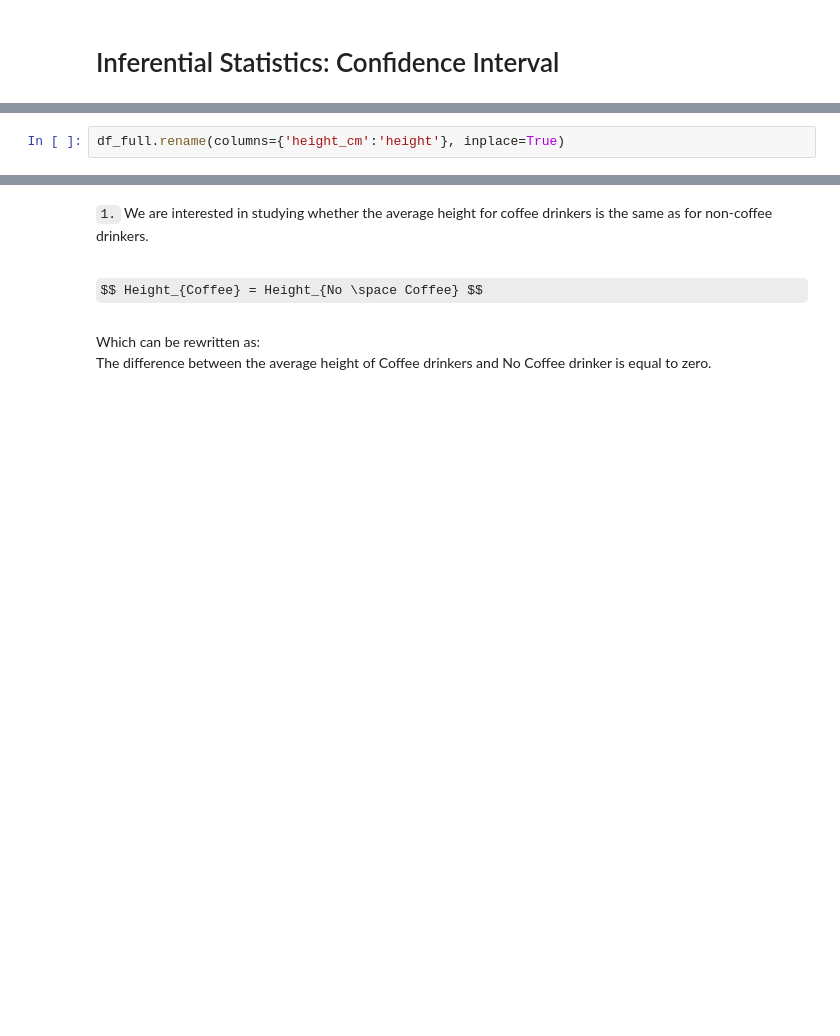
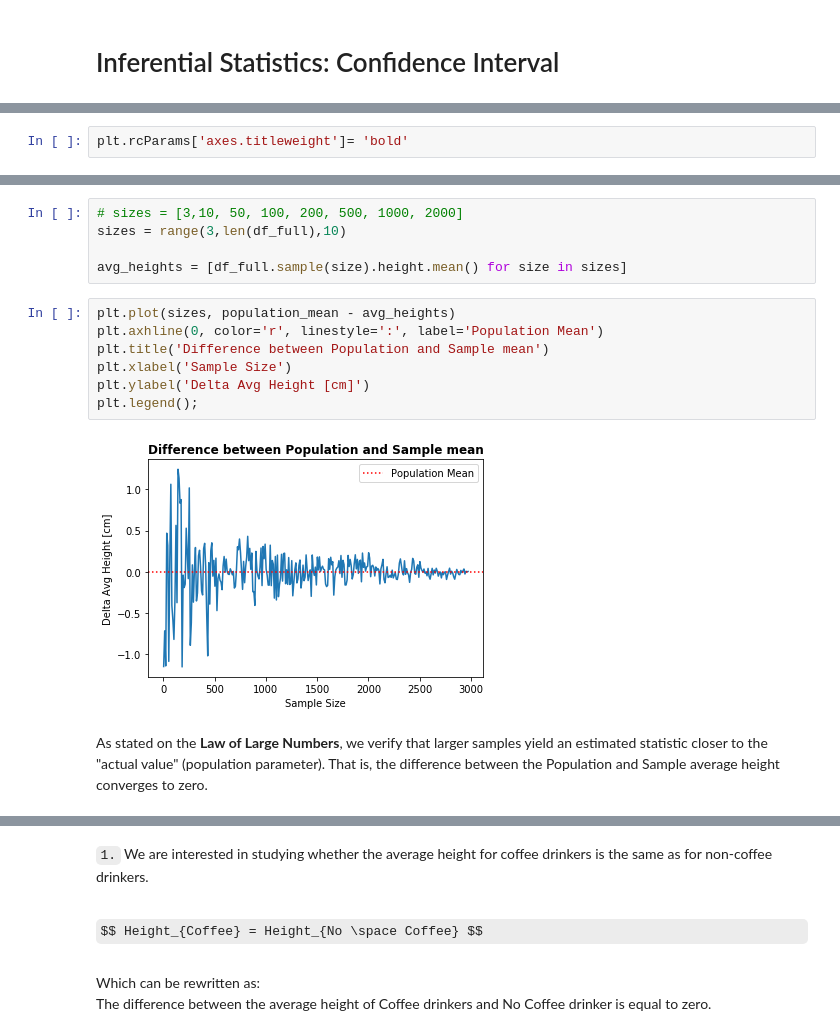
Before and after one commit to Hazem-azim/Practical-Statistics, a Jupyter notebook: 1) Inference - Confidence Interval/Inference - Confidence Interval.ipynb, the cells around one changed output, grey strips where cells are left out. Drawn from its saved outputs; the diff is of its cells as text; some formulas as TeX source; blank space fills up the shorter version.

```diff
--- a/1) Inference - Confidence Interval/Inference - Confidence Interval.ipynb
+++ b/1) Inference - Confidence Interval/Inference - Confidence Interval.ipynb
@@ -33,2 +22,0 @@ df_full.drop('height', inplace=True,axis=1)
-# %%
-df_full.rename(columns={'height_cm':'height'}, inplace=True)
@@ -36,0 +23,2 @@ df_full.to_csv('undergrad_students.csv',index=False)
+# %%
+plt.rcParams['axes.titleweight']= 'bold'
@@ -36,0 +42,16 @@ df_full.to_csv('undergrad_students.csv',index=False)
+# %%
+# sizes = [3,10, 50, 100, 200, 500, 1000, 2000]
+sizes = range(3,len(df_full),10)
+
+avg_heights = [df_full.sample(size).height.mean() for size in sizes]
+# %%
+plt.plot(sizes, population_mean - avg_heights)
+plt.axhline(0, color='r', linestyle=':', label='Population Mean')
+plt.title('Difference between Population and Sample mean')
+plt.xlabel('Sample Size')
+plt.ylabel('Delta Avg Height [cm]')
+plt.legend();
+# %% [output]
+[figure, added]
+# %% [markdown]
+As stated on the **Law of Large Numbers**, we verify that larger samples yield an estimated statistic closer to the "actual value" (population parameter). That is, the difference between the Population and Sample average height converges to zero.
```
Also changed, not shown: parts of 12 cells of this notebook.
